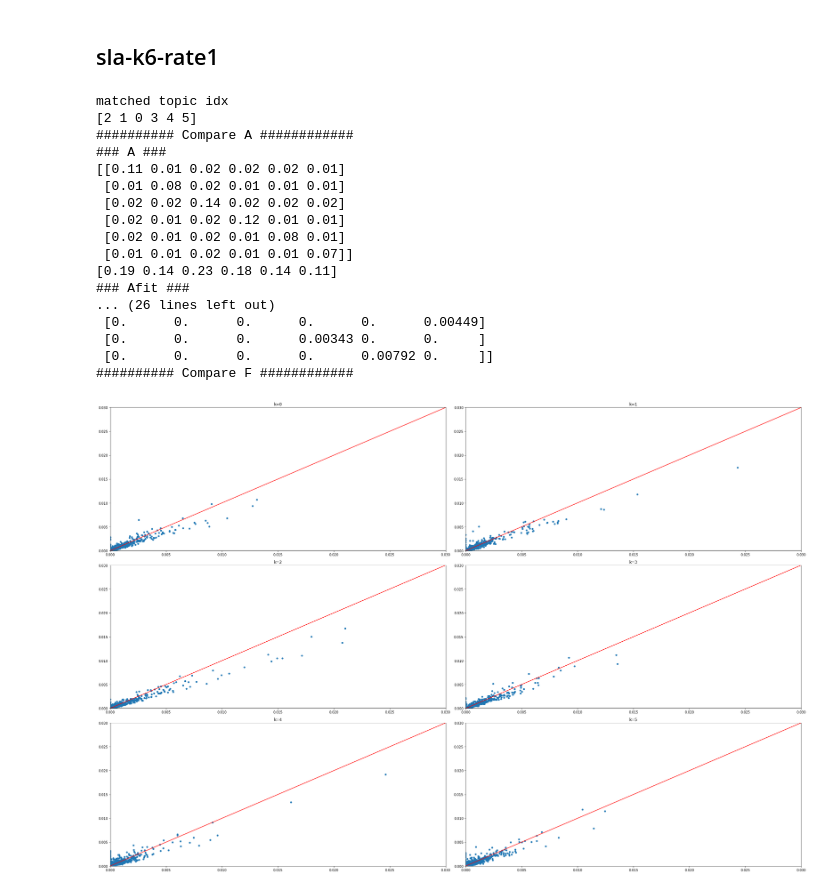
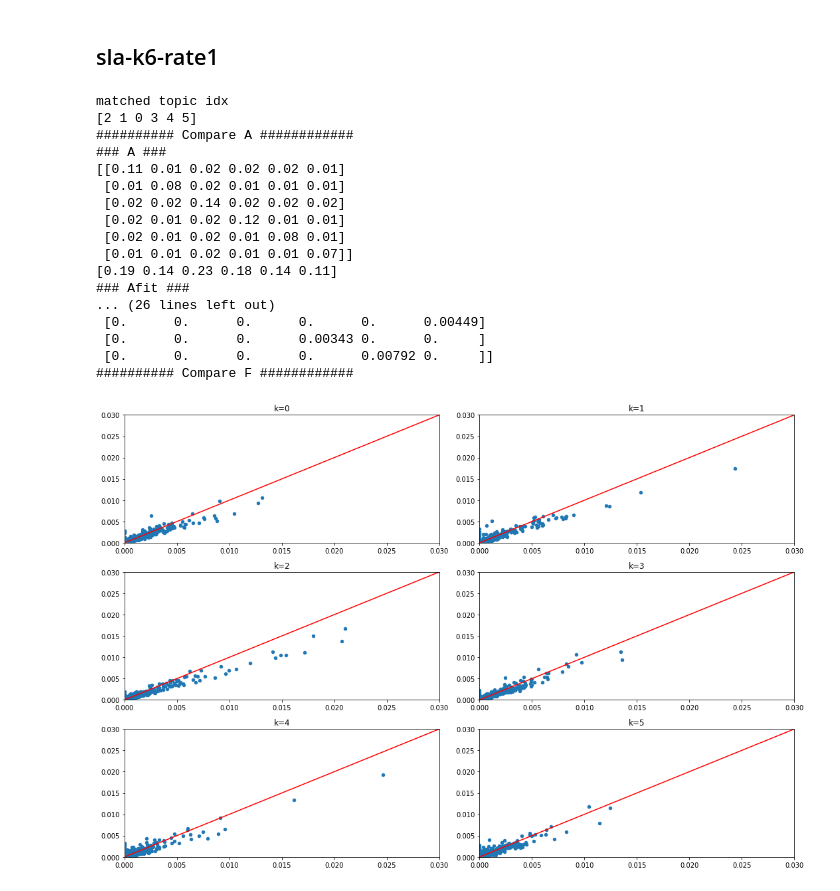
Before and after one commit to zihao12/pyJSMF-RAW, a Jupyter notebook: experiments/sla_multinomial1.ipynb, the cells around one changed output. Cells and saved outputs as stored; diff of their text form; code cells hidden in the pictures.

```diff
--- a/experiments/sla_multinomial1.ipynb
+++ b/experiments/sla_multinomial1.ipynb
@@ -73,7 +71,7 @@ print(fitted["Ftrue"][S0,:].round(5))
 print("########## Compare F ############")
 n_row = int(k/2)
 
-fig, axes = plt.subplots(n_row, 2, figsize = (30, 20))
+fig, axes = plt.subplots(n_row, 2, figsize = (15, 10))
 custom_xlim = (0, 0.03)
 custom_ylim = (0, 0.03)
 
@@ -82,31 +80,31 @@ plt.setp(axes, xlim=custom_xlim, ylim=custom_ylim)
 for i in range(n_row):
     j = 2*i
     axes[i, 0].scatter(fitted['Ftrue'][:, j], fitted['B'][:, idx[j]], s = 20)
     axes[i, 0].plot(custom_xlim, custom_ylim, 'k-', color = "red")
     axes[i, 0].set_title(f'k={j}')
     j += 1
     axes[i, 1].scatter(fitted['Ftrue'][:, j], fitted['B'][:, idx[j]], s = 20)
     axes[i, 1].plot(custom_xlim, custom_ylim, 'k-', color = "red")
     axes[i, 1].set_title(f'k={j}')
 
 plt.tight_layout()
 plt.show()
 # %% [output]
 matched topic idx
 [2 1 0 3 4 5]
 ########## Compare A ############
 ### A ###
 [[0.11 0.01 0.02 0.02 0.02 0.01]
  [0.01 0.08 0.02 0.01 0.01 0.01]
  [0.02 0.02 0.14 0.02 0.02 0.02]
  [0.02 0.01 0.02 0.12 0.01 0.01]
  [0.02 0.01 0.02 0.01 0.08 0.01]
  [0.01 0.01 0.02 0.01 0.01 0.07]]
 [0.19 0.14 0.23 0.18 0.14 0.11]
 ### Afit ###
 ... (26 lines left out)
  [0.      0.      0.      0.      0.      0.00449]
  [0.      0.      0.      0.00343 0.      0.     ]
  [0.      0.      0.      0.      0.00792 0.     ]]
 ########## Compare F ############
-[figure, old version]
+[figure, new version]
```
Also changed, not shown: parts of 7 cells of this notebook, 1 other file.
